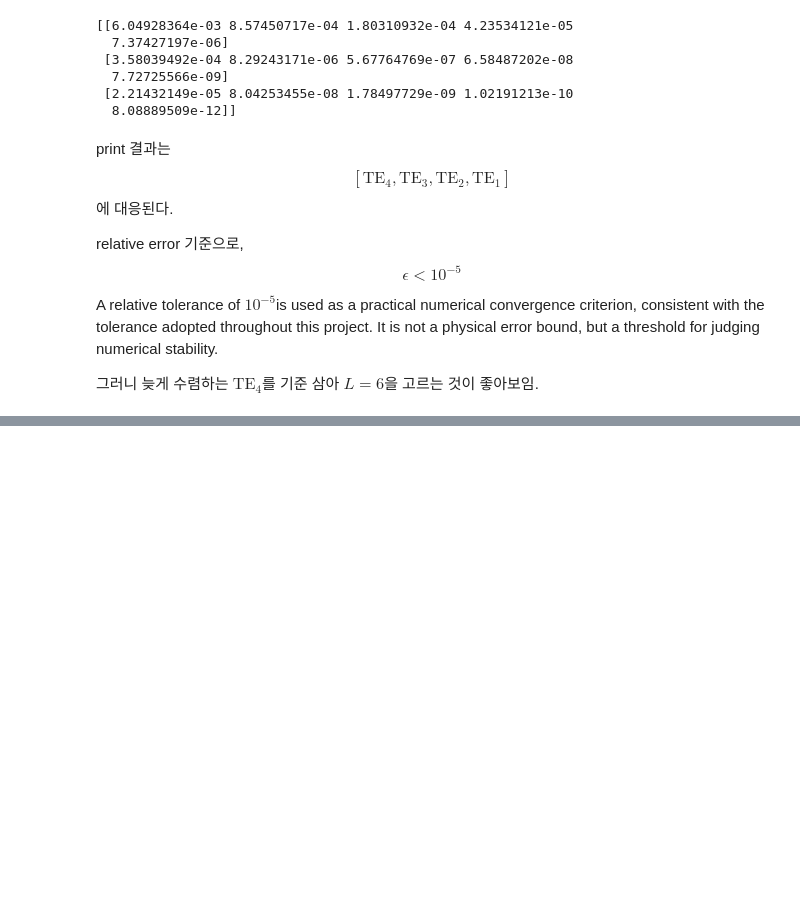
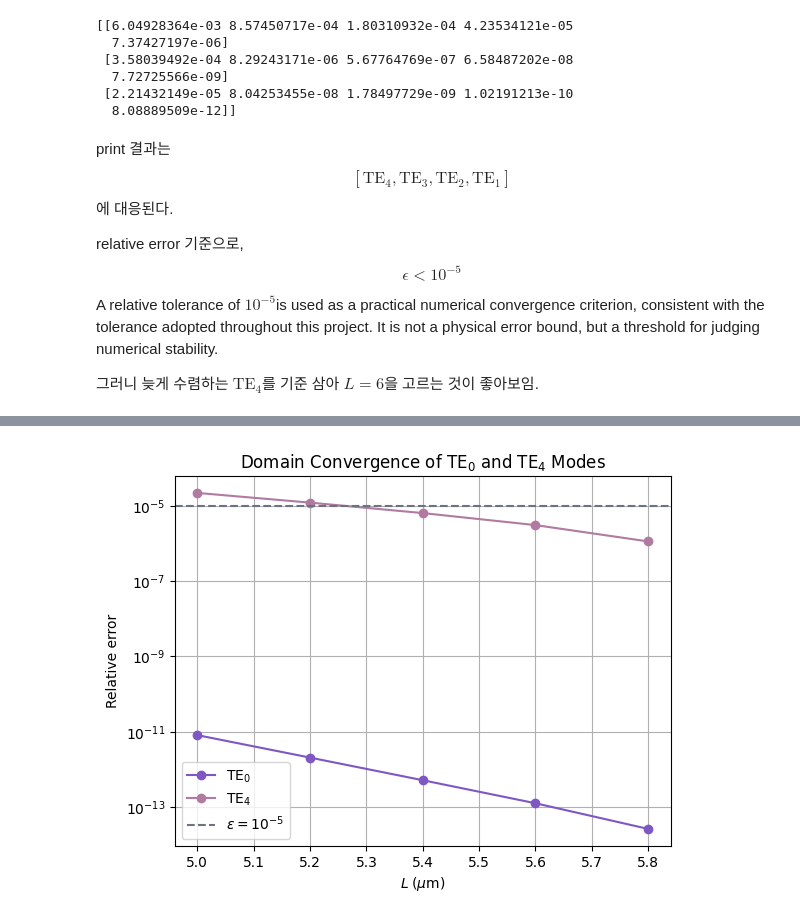
Before and after one commit to hyerim1212/maxwell-to-programmable-photonics, a Jupyter notebook: notebooks/09_guided_waves_and_dielectric_waveguide_modes.ipynb, the cells around one changed output, grey strips where cells are left out. Saved outputs shown, nothing was run; the diff lists cells and outputs as text; code cells hidden in the pictures; blank space fills up the shorter version.

```diff
--- a/notebooks/09_guided_waves_and_dielectric_waveguide_modes.ipynb
+++ b/notebooks/09_guided_waves_and_dielectric_waveguide_modes.ipynb
@@ -918,0 +959,90 @@ A relative tolerance of $10^{-5}$is used as a practical numerical convergence cr
+# %%
+L = [5.0, 5.2, 5.4, 5.6, 5.8]
+domain_values = []
+relative_errors = []
+modes = []
+
+delta_x = 0.1
+lambda_0 = 2.0 #um
+k_0 = 2 * np.pi / lambda_0
+core_width = 4.0 #um
+
+for l in L:
+
+    N_total = int(round((2 * l / delta_x))) + 1
+    N_int = N_total - 2
+
+    x = np.linspace(-l, l, N_total)
+
+
+    main_diag = -2.0 * np.ones(N_int)
+
+    off_diag = np.ones(N_int - 1)
+    D = (np.diag(main_diag) + np.diag(off_diag, -1) + np.diag(off_diag, 1))/ delta_x ** 2
+
+    # waveguide operator
+    n = slab_index_profile(x, core_width, 1.5, 1.0)
+    n_int = n[1:-1]
+    n_squared_diag = np.diag(n_int**2)
+
+    A = D + ((k_0)**2) * n_squared_diag
+
+    #eigensolver
+    eigenvalues, eigenvectors = eigh(A)
+
+    #
+    lower_bound = (k_0 * 1.0)**2
+    upper_bound = (k_0 * 1.5)**2
+    guided_mask = ((eigenvalues > lower_bound) & (eigenvalues < upper_bound))
+
+    guided_eigenvalues = eigenvalues[guided_mask]
+    guided_eigenvectors = eigenvectors[:, guided_mask]
+    guided_neff = np.sqrt(guided_eigenvalues) / k_0
+
+    modes.append(guided_neff)
+
+    error = relative_error(guided_neff, reference_n)
+
+    domain_values.append(l)
+    relative_errors.append(error)
+
+modes = np.asarray(modes)
+domain_values = np.asarray(domain_values)
+relative_errors = np.asarray(relative_errors)
+
+plt.plot(domain_values, relative_errors[:, -1], marker="o", label="TE$_0$", color=COLORS["error"])
+plt.plot(domain_values, relative_errors[:, 0], marker="o", label="TE$_4$", color=COLORS["error_alt"])
+plt.axhline(1e-5, linestyle="--", label=r"$\epsilon = 10^{-5}$", color=COLORS["reference"])
+
+plt.yscale("log")
+
+plt.xlabel(r"$L\;(\mu\mathrm{m})$")
+plt.ylabel("Relative error")
+plt.title(r"Domain Convergence of TE$_0$ and TE$_4$ Modes")
+
+plt.legend()
+plt.grid()
+
+plt.show()
+
+print(relative_errors)
+
+worst_case_error = np.max(relative_errors, axis=1)
+
+TE4_neff_values = np.array([
+    modes[0][0],
+    modes[1][0],
+    modes[2][0],
+    modes[3][0],
+    modes[4][0],
+])
+
+TE4_reference = reference_n[0]
+tolerance = 1e-5
+
+result = find_convergence_threshold(
+    L, TE4_neff_values, TE4_reference, tolerance)
+
+print(result)
+# %% [output]
+[figure, added]
```
Also changed, not shown: parts of 8 cells of this notebook.
